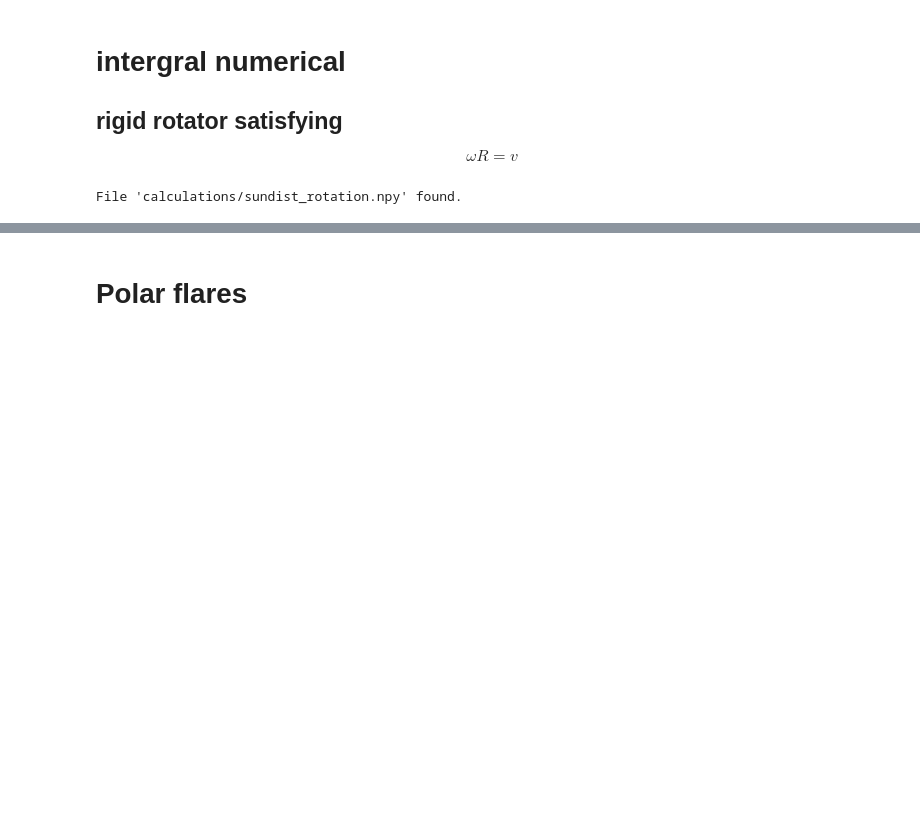
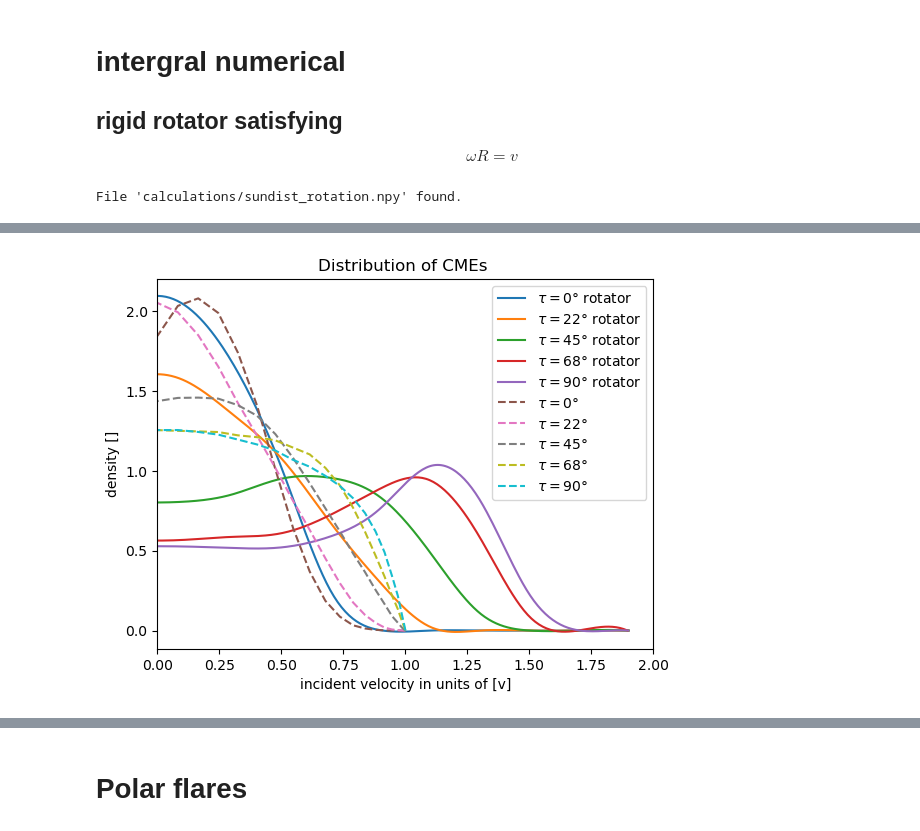
Before and after one commit to demichieldewilde/CME_distribution, a Jupyter notebook: Fast rotators/CME_distribution_rotation_ni.ipynb, the cells around one changed output, grey strips where cells are left out. Saved outputs shown, nothing was run; the diff lists cells and outputs as text; code cells hidden in the pictures; blank space fills up the shorter version.

Commit message:
compare with non rotator

```diff
--- a/Fast rotators/CME_distribution_rotation_ni.ipynb
+++ b/Fast rotators/CME_distribution_rotation_ni.ipynb
@@ -255,3 +255,40 @@ plotting_(dens, Taus)
+# %%
+dens_nonrot = np.load('../calculations/sundist.npy')
+
+betas = np.linspace(0,np.pi/2, 20)
+Taus =  np.linspace(0,np.pi/2, 5)
+
+
+x = np.linspace(-2,2, 500)
+
+from scipy.interpolate import make_interp_spline
+
+
+def plotting_compare(dens, dens_nonrot, taus):
+    for i,d in enumerate(dens):
+        smooth_curve = make_interp_spline(dops, d/(np.average(d) * 2))(x)
+        normalisatie = np.sum((smooth_curve[:-1] + smooth_curve[1:])/2 * (x[1:] - x[:-1])) / 2
+        plt.plot(x / normalisatie, smooth_curve, label=fr"$\tau=${round(taus[i]/np.pi*180)}° rotator")
+
+    for i,d in enumerate(dens_nonrot):
+        # ind = np.argsort(np.cos(betas))
+        # x2 = np.cos(betas)[ind]
+        # d2 = (np.sin(betas) * d  / (np.average(d) * np.pi) )[ind]
+        # smooth_curve = make_interp_spline(x2, d2)(x)
+        # plt.plot(x, smooth_curve, label=fr"$\tau=${round(taus[i]/np.pi*180)}°")
+        plt.plot(np.cos(betas), 2* np.sin(betas) * d / (np.average(d * np.sin(betas)**2) * np.pi), '--', label=fr"$\tau=${round(taus[i]/np.pi*180)}° ")
+    plt.legend()
+    plt.title("Distribution of CMEs ")
+    plt.xlabel(r"incident velocity in units of [v]")
+    plt.ylabel(r"density []")
+    plt.xlim(0,2)
+    # plt.ylim(0,1)
+    plt.show()
+
+
+plotting_compare(dens, dens_nonrot, Taus)
+# %% [output]
+[figure, added]
 # %% [markdown]
 numerical (not yet enough accruracy)
 ![image.png](attachment:image.png)
```
Also changed, not shown: parts of 3 cells of this notebook.
